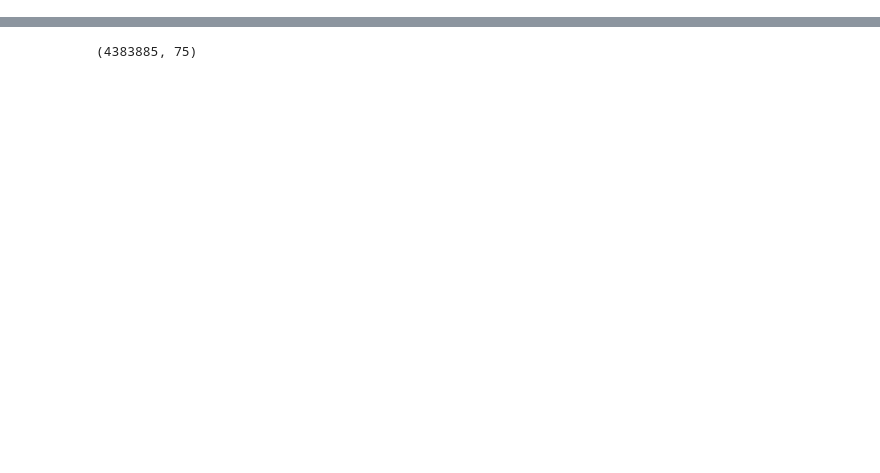
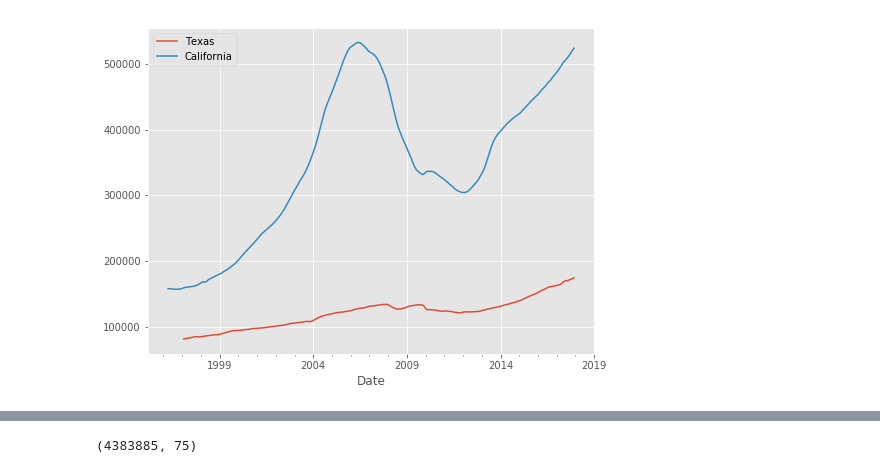
Before and after one commit to cliffrunner/Springboard_Capstone_1, a Jupyter notebook: Capstone_1_predicting_house_price.ipynb, the cells around one changed output, grey strips where cells are left out. Saved outputs shown, nothing was run; the diff lists cells and outputs as text; code cells hidden in the pictures; blank space fills up the shorter version.

```diff
--- a/Capstone_1_predicting_house_price.ipynb
+++ b/Capstone_1_predicting_house_price.ipynb
@@ -8,0 +349,7 @@ import matplotlib.pyplot as plt
+# %%
+df_texas['ZHVI_MiddleTier'].plot(figsize=(8,6))
+df_cal['ZHVI_MiddleTier'].plot(figsize=(8,6))
+plt.legend(['Texas','California'])
+plt.show()
+# %% [output]
+[figure, added]
```
Also changed, not shown: parts of 35 cells of this notebook.
